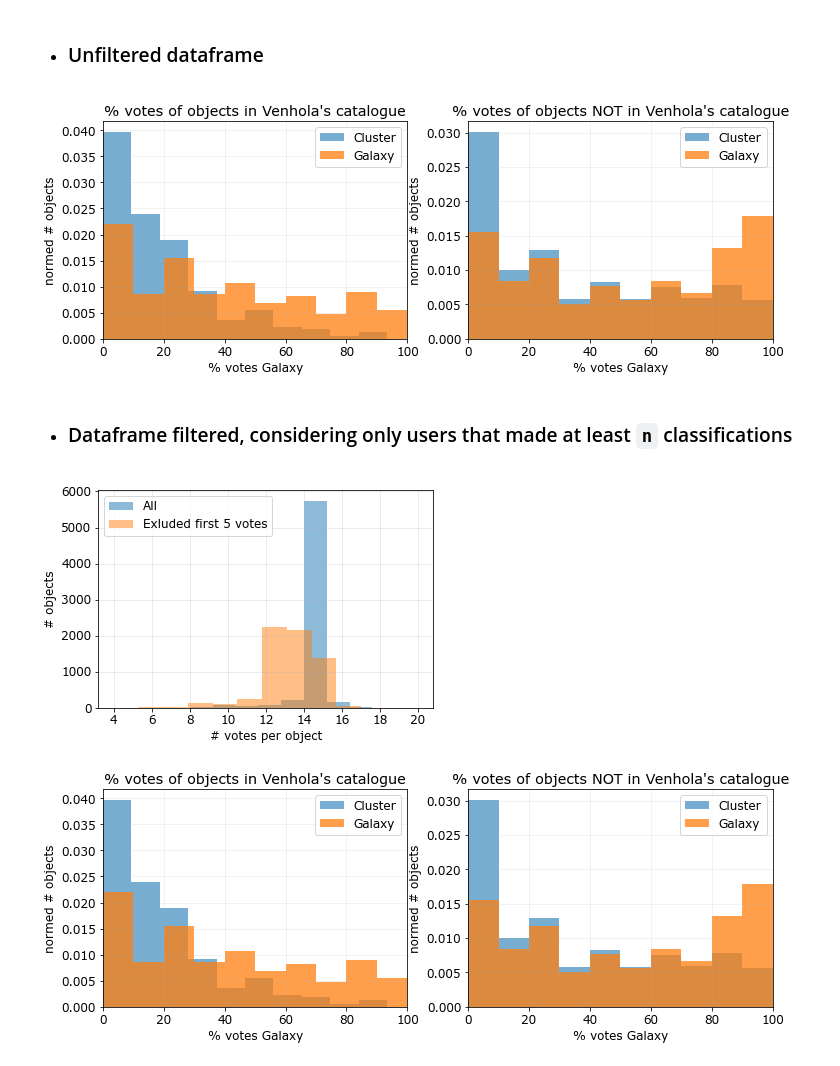
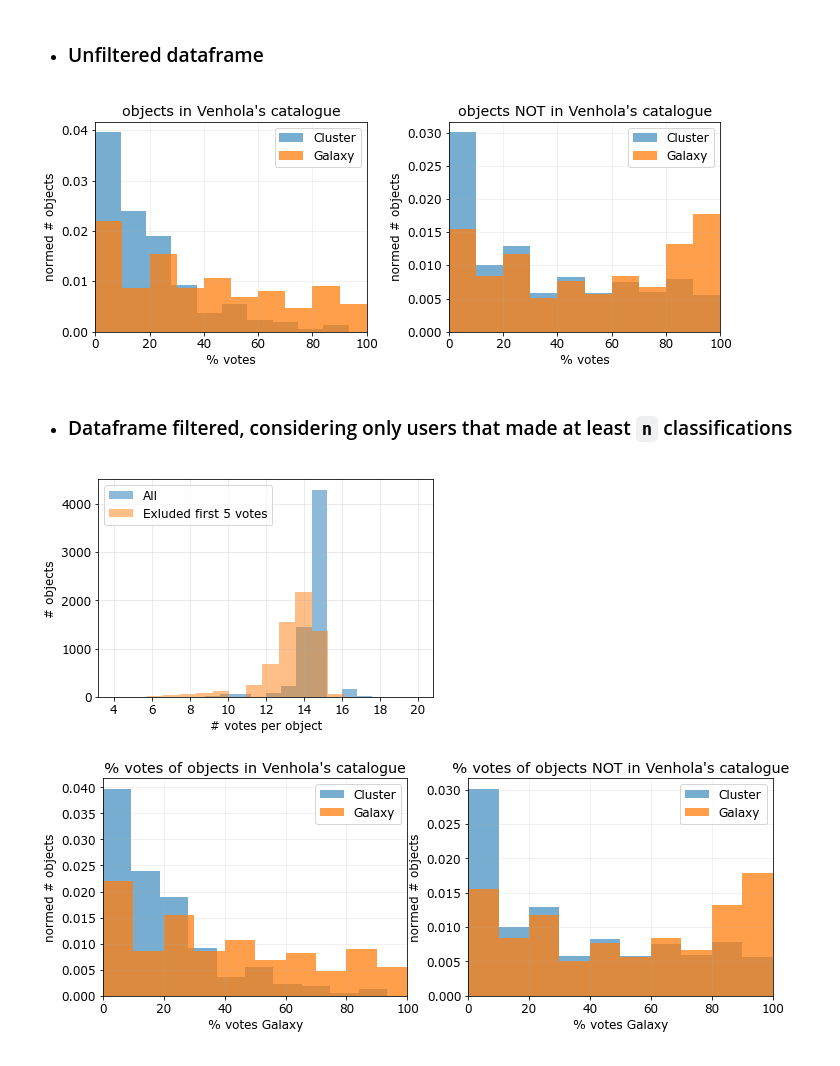
Before and after one commit to Seerden/SpaceFluff, a Jupyter notebook: analysis/classify workflow/sf_classify.ipynb, the cells around one changed output. Cells and saved outputs as stored; diff of their text form; code cells hidden in the pictures.

```diff
--- a/analysis/classify workflow/sf_classify.ipynb
+++ b/analysis/classify workflow/sf_classify.ipynb
@@ -127,15 +127,18 @@ count_dict(vote_counts)  # uncomment to inspect vote count occurrence rate
 # %%
 fields = ['% votes {}'.format(ans) for ans in answer_types]
 
-fig, fr = plt.subplots(len(fields), figsize=(6, 12))
-fig.tight_layout()
+fig, fr = plt.subplots(1,len(fields), figsize=(12, 3.5))
 
 for idx, field in enumerate(fields):
-    fr[idx].hist(df_tasks_with_props[field], bins=20)
+    fr[idx].hist(df_tasks_with_props[field], bins=12)
 
     fr[idx].grid(alpha=0.2, which='both')
     fr[idx].update({
         'xlabel': field,
-        'ylabel': '# objects'
+        'ylabel': '# objects',
+        'xlim': [0,100]
     })
+
+fig.tight_layout()
+plt.show()
 # %% [output]
@@ -224,7 +227,7 @@ def plot_galaxy_and_cluster_votes(fr, idx, filtered_df, title):
     fr[idx].hist(filtered_df['% votes Galaxy'], alpha=0.75, label='Galaxy', density=True)
 
     fr[idx].update({
-        'xlabel': '% votes Galaxy',
+        'xlabel': '% votes',
         'ylabel': 'normed # objects',
         'xlim': [0,100],
         'title': title
@@ -233,11 +236,12 @@ def plot_galaxy_and_cluster_votes(fr, idx, filtered_df, title):
     fr[idx].legend()
 
 def make_single_plot_galaxy_cluster(dfs, titles):
-    fig, fr = plt.subplots(1,2, figsize=(12,4))
+    fig, fr = plt.subplots(1,2, figsize=(10,4))
 
     for idx, (df, title) in enumerate(zip(dfs, titles)):
         plot_galaxy_and_cluster_votes(fr, idx, df, title)
 
+    fig.tight_layout()
     plt.show()
 # %% [markdown]
 - ### Plot a histogram of % of votes that object obtained in task0 for 'galaxy' and 'cluster' respectively, and distinguish between objects that _are_ and those that _aren't_ in Venhola's catalogue
@@ -246,13 +250,13 @@ def make_single_plot_galaxy_cluster(dfs, titles):
 # %%
 # filter df_tasks_with_props to only contain objects in the catalogue
 in_catalogue = filterby_in_catalogue(df_tasks_with_props, catalogue_targets, True)
 not_in_catalogue = filterby_in_catalogue(df_tasks_with_props, catalogue_targets, False)
 
 dfs = [in_catalogue, not_in_catalogue]
-titles = ["% votes of objects in Venhola's catalogue", "% votes of objects NOT in Venhola's catalogue"]
+titles = ["objects in Venhola's catalogue", "objects NOT in Venhola's catalogue"]
 make_single_plot_galaxy_cluster(dfs, titles)
 # %% [output]
-[figure, old version]
+[figure, new version]
 # %% [markdown]
 - ### Dataframe filtered, considering only users that made at least `n` classifications
 # %%
@@ -287,8 +291,8 @@ grouped_threshold = df_threshold.groupby(['Filename'])
 classification_count = np.array([len(classifications) for (object, classifications) in grouped_threshold])
 ccount2 = np.array([len(classifications) for (object, classifications) in df_threshold_excluded_first.groupby(['Filename'])])
 
-fr.hist(classification_count, alpha=0.5, label='All')
-fr.hist(ccount2, alpha=0.5, label='Exluded first 5 votes')
+fr.hist(classification_count, alpha=0.5, label='All', bins=15)
+fr.hist(ccount2, alpha=0.5, label='Exluded first 5 votes', bins=15)
 
 fr.update({
     'xlabel': '# votes per object',
@@ -298,7 +302,7 @@ fr.grid(alpha=0.3, which='both')
 fr.legend()
 plt.show()
 # %% [output]
-[figure, old version]
+[figure, new version]
 # %%
 in_catalogue = filterby_in_catalogue(df_threshold_props, catalogue_targets, True)
 not_in_catalogue = filterby_in_catalogue(df_threshold_props, catalogue_targets, False)
```
Also changed, not shown: parts of 1 cell of this notebook.
